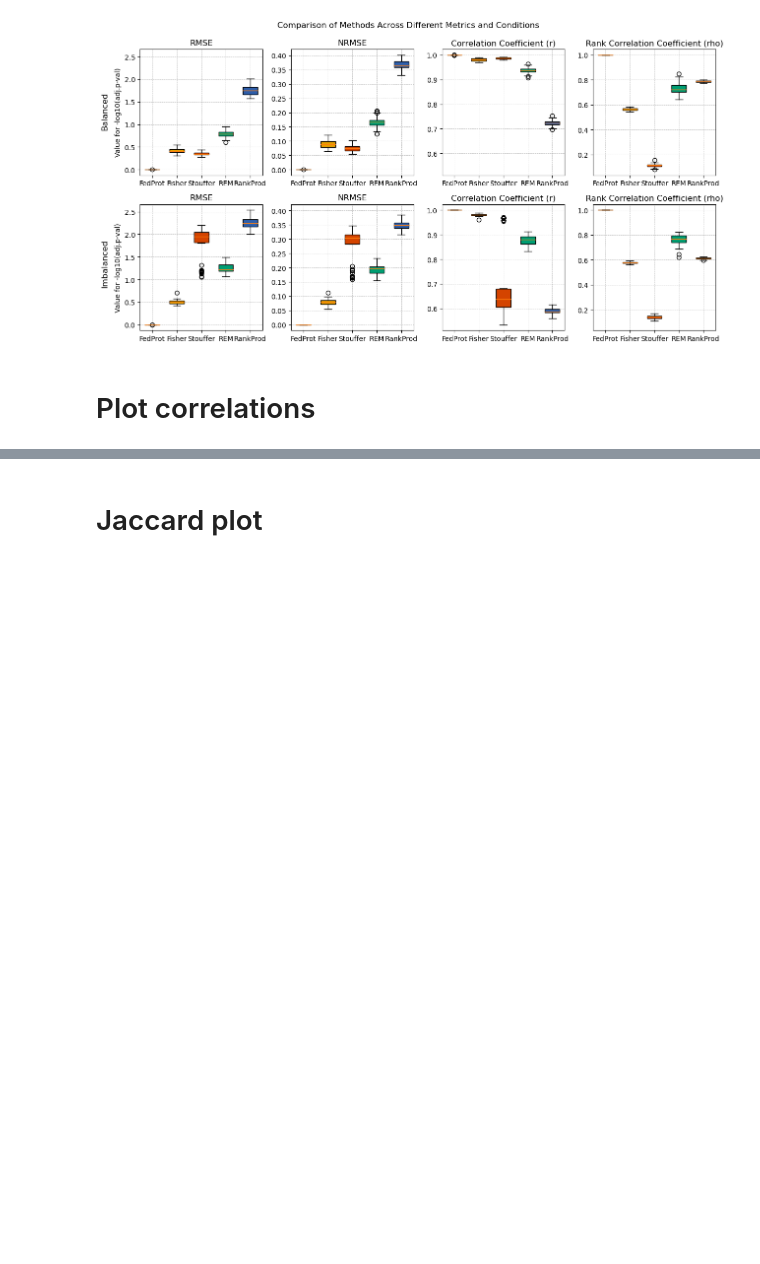
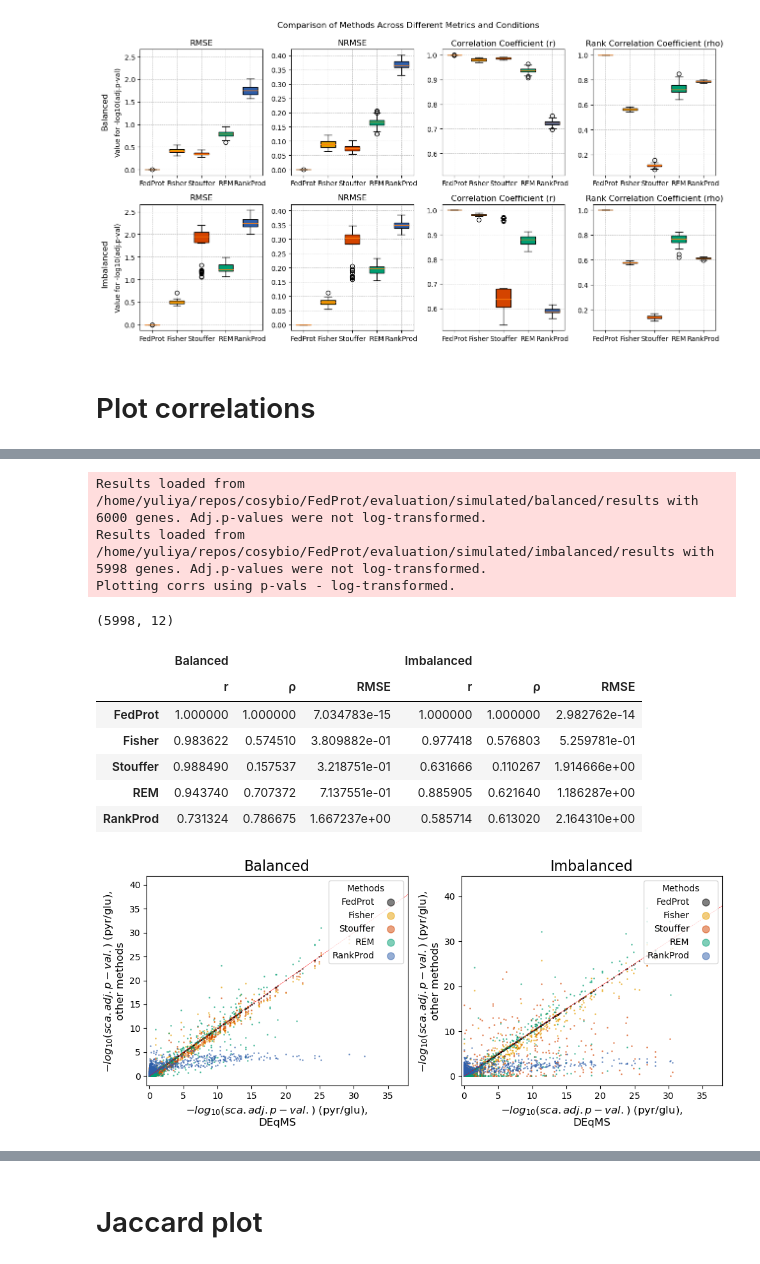
Before and after one commit to Freddsle/FedProt, a Jupyter notebook: evaluation/simulated/03_plot_results.ipynb, the cells around one changed output, grey strips where cells are left out. Cells and saved outputs as stored; diff of their text form; code cells hidden in the pictures; blank space fills up the shorter version.

```diff
--- a/evaluation/simulated/03_plot_results.ipynb
+++ b/evaluation/simulated/03_plot_results.ipynb
@@ -149,0 +150,65 @@ Plotting corrs using p-vals - log-transformed.
+# %%
+root_dir = "/home/yuliya/repos/cosybio/FedProt/evaluation/simulated/"
+
+dfs = {}
+
+fedprot_name="DPE.tsv"
+deqms_name="res.tsv"
+fisher_name="MA_CM.tsv"
+rem_name="MA_REM.tsv"
+stouffer_name="MA_Stouffer.tsv"
+rankprod_name="MA_RankProd.tsv"
+
+
+prefix = f"/36_"
+
+workdir = root_dir + "balanced/results"
+df = fp_eval.read_results(workdir,
+    fedprot_name=f"{prefix}{fedprot_name}",
+    deqms_name=f"{prefix}{deqms_name}",
+    fisher_name=f"{prefix}{fisher_name}",
+    rem_name=f"{prefix}{rem_name}",
+    stouffer_name=f"{prefix}{stouffer_name}",
+    rankprod_name=f"{prefix}{rankprod_name}"
+)
+dfs["Balanced"] = df
+
+workdir = root_dir + "imbalanced/results"
+df = fp_eval.read_results(workdir,
+    fedprot_name=f"{prefix}{fedprot_name}",
+    deqms_name=f"{prefix}{deqms_name}",
+    fisher_name=f"{prefix}{fisher_name}",
+    rem_name=f"{prefix}{rem_name}",
+    stouffer_name=f"{prefix}{stouffer_name}",
+    rankprod_name=f"{prefix}{rankprod_name}"
+)
+dfs["Imbalanced"] = df
+
+
+print(dfs["Imbalanced"].shape)
+dfs["Imbalanced"].head(4)
+
+log_dfs = {k: log_transform_df(v) for k,v in dfs.items()}
+
+fp_eval.plt_results(
+    log_dfs,
+    methods=["FedProt","Fisher","Stouffer","REM","RankProd"],
+    color_dict=color_dict,
+    what="pv_",
+    text="", dotsize=1,
+    datasets=["Balanced", "Imbalanced"],
+    add_table=False
+)
+# %% [output]
+Results loaded from /home/yuliya/repos/cosybio/FedProt/evaluation/simulated/balanced/results with 6000 genes. Adj.p-values were not log-transformed.
+Results loaded from /home/yuliya/repos/cosybio/FedProt/evaluation/simulated/imbalanced/results with 5998 genes. Adj.p-values were not log-transformed.
+Plotting corrs using p-vals - log-transformed.
+(5998, 12)
+|  | Balanced |  |  | Imbalanced |  |  |
+|  | r | ρ | RMSE | r | ρ | RMSE |
+| FedProt | 1.000000 | 1.000000 | 7.034783e-15 | 1.000000 | 1.000000 | 2.982762e-14 |
+| Fisher | 0.983622 | 0.574510 | 3.809882e-01 | 0.977418 | 0.576803 | 5.259781e-01 |
+| Stouffer | 0.988490 | 0.157537 | 3.218751e-01 | 0.631666 | 0.110267 | 1.914666e+00 |
+| REM | 0.943740 | 0.707372 | 7.137551e-01 | 0.885905 | 0.621640 | 1.186287e+00 |
+| RankProd | 0.731324 | 0.786675 | 1.667237e+00 | 0.585714 | 0.613020 | 2.164310e+00 |
+[figure, added]
```
Also changed, not shown: parts of 2 cells of this notebook, 9 other files.
